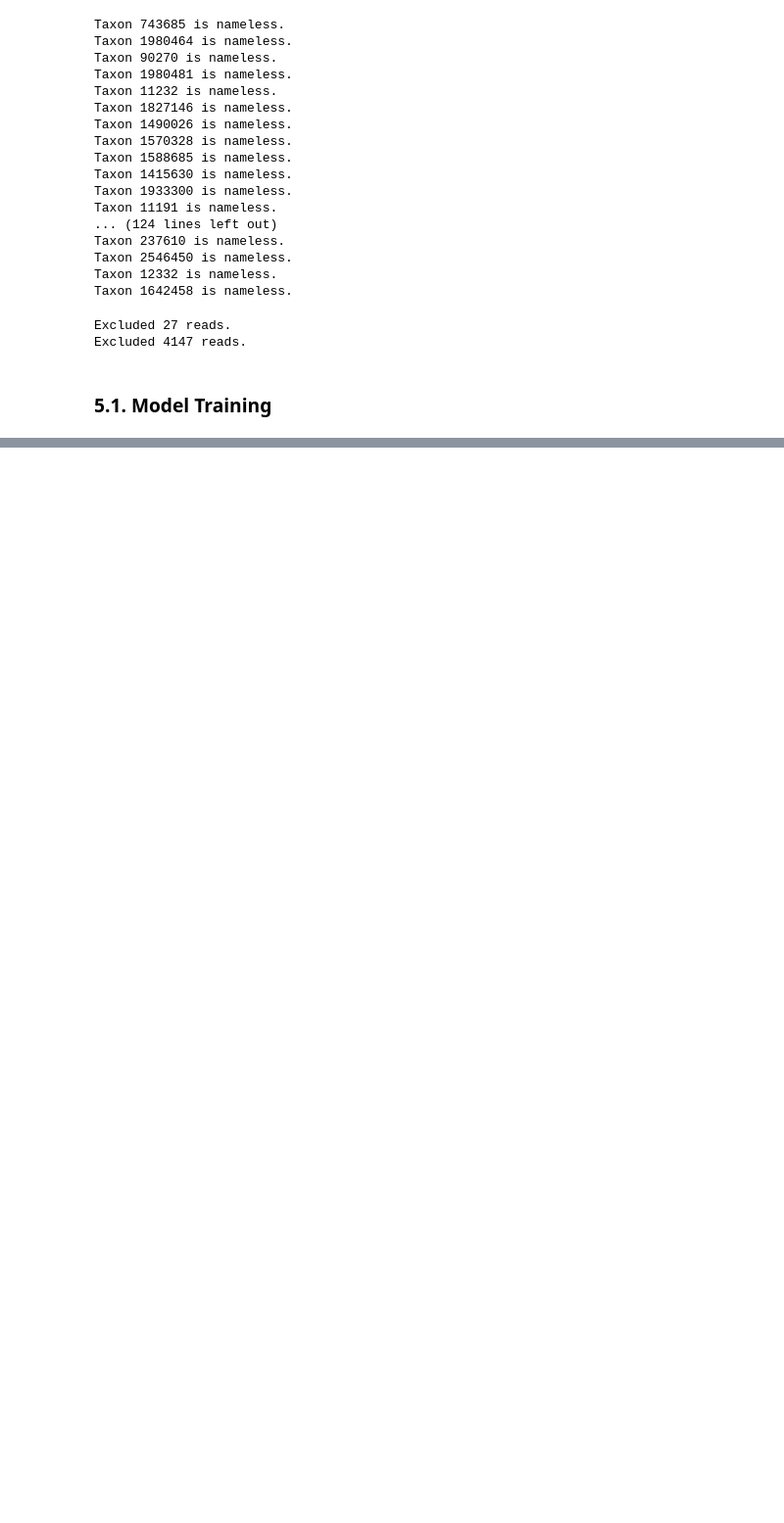
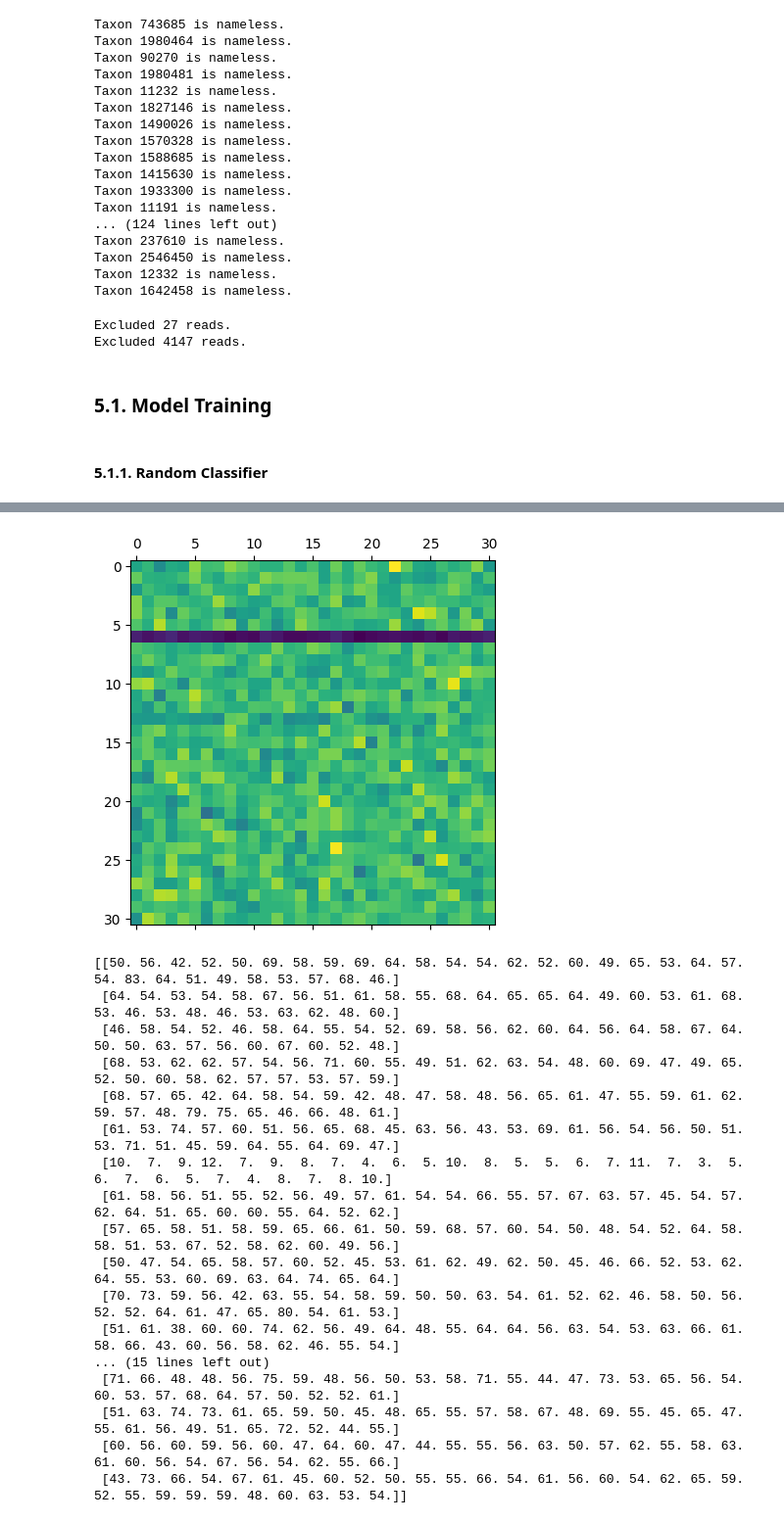
Before and after one commit to Vincent-Therrien/stelaro, a Jupyter notebook: demonstrations/large_dataset.ipynb, the cells around one changed output, grey strips where cells are left out. Shown at 98% size. Saved outputs shown, nothing was run; the diff lists cells and outputs as text; code cells hidden in the pictures; blank space fills up the shorter version.

Commit message:
Tests on BerTax

```diff
--- a/demonstrations/large_dataset.ipynb
+++ b/demonstrations/large_dataset.ipynb
@@ -1383,3 +1382,17 @@ def confusion_matrix(classifier, loader, device, mapping) -> np.ndarray:
             for y, p in zip(y_batch, predictions):
                 matrix[y][p] += 1
     return matrix
+# %% [markdown]
+#### 5.1.1. Random Classifier
+# %%
+model = benchmark(
+    models.RandomClassifier(),
+    "Random Classifier",
+)
+model.n_classes = len(mapping)
+matrix = confusion_matrix(model, test_data, "cuda", mapping)
+plt.matshow(matrix)
+plt.show()
+np.set_printoptions(precision=3, suppress=True, linewidth=250)
+print(matrix)
+# %% [output]
@@ -1385,0 +1401,18 @@ def confusion_matrix(classifier, loader, device, mapping) -> np.ndarray:
+[figure, added]
+[[50. 56. 42. 52. 50. 69. 58. 59. 69. 64. 58. 54. 54. 62. 52. 60. 49. 65. 53. 64. 57. 54. 83. 64. 51. 49. 58. 53. 57. 68. 46.]
+ [64. 54. 53. 54. 58. 67. 56. 51. 61. 58. 55. 68. 64. 65. 65. 64. 49. 60. 53. 61. 68. 53. 46. 53. 48. 46. 53. 63. 62. 48. 60.]
+ [46. 58. 54. 52. 46. 58. 64. 55. 54. 52. 69. 58. 56. 62. 60. 64. 56. 64. 58. 67. 64. 50. 50. 63. 57. 56. 60. 67. 60. 52. 48.]
+ [68. 53. 62. 62. 57. 54. 56. 71. 60. 55. 49. 51. 62. 63. 54. 48. 60. 69. 47. 49. 65. 52. 50. 60. 58. 62. 57. 57. 53. 57. 59.]
+ [68. 57. 65. 42. 64. 58. 54. 59. 42. 48. 47. 58. 48. 56. 65. 61. 47. 55. 59. 61. 62. 59. 57. 48. 79. 75. 65. 46. 66. 48. 61.]
+ [61. 53. 74. 57. 60. 51. 56. 65. 68. 45. 63. 56. 43. 53. 69. 61. 56. 54. 56. 50. 51. 53. 71. 51. 45. 59. 64. 55. 64. 69. 47.]
+ [10.  7.  9. 12.  7.  9.  8.  7.  4.  6.  5. 10.  8.  5.  5.  6.  7. 11.  7.  3.  5.  6.  7.  6.  5.  7.  4.  8.  7.  8. 10.]
+ [61. 58. 56. 51. 55. 52. 56. 49. 57. 61. 54. 54. 66. 55. 57. 67. 63. 57. 45. 54. 57. 62. 64. 51. 65. 60. 60. 55. 64. 52. 62.]
+ [57. 65. 58. 51. 58. 59. 65. 66. 61. 50. 59. 68. 57. 60. 54. 50. 48. 54. 52. 64. 58. 58. 51. 53. 67. 52. 58. 62. 60. 49. 56.]
+ [50. 47. 54. 65. 58. 57. 60. 52. 45. 53. 61. 62. 49. 62. 50. 45. 46. 66. 52. 53. 62. 64. 55. 53. 60. 69. 63. 64. 74. 65. 64.]
+ [70. 73. 59. 56. 42. 63. 55. 54. 58. 59. 50. 50. 63. 54. 61. 52. 62. 46. 58. 50. 56. 52. 52. 64. 61. 47. 65. 80. 54. 61. 53.]
+ [51. 61. 38. 60. 60. 74. 62. 56. 49. 64. 48. 55. 64. 64. 56. 63. 54. 53. 63. 66. 61. 58. 66. 43. 60. 56. 58. 62. 46. 55. 54.]
+... (15 lines left out)
+ [71. 66. 48. 48. 56. 75. 59. 48. 56. 50. 53. 58. 71. 55. 44. 47. 73. 53. 65. 56. 54. 60. 53. 57. 68. 64. 57. 50. 52. 52. 61.]
+ [51. 63. 74. 73. 61. 65. 59. 50. 45. 48. 65. 55. 57. 58. 67. 48. 69. 55. 45. 65. 47. 55. 61. 56. 49. 51. 65. 72. 52. 44. 55.]
+ [60. 56. 60. 59. 56. 60. 47. 64. 60. 47. 44. 55. 55. 56. 63. 50. 57. 62. 55. 58. 63. 61. 60. 56. 54. 67. 56. 54. 62. 55. 66.]
+ [43. 73. 66. 54. 67. 61. 45. 60. 52. 50. 55. 55. 66. 54. 61. 56. 60. 54. 62. 65. 59. 52. 55. 59. 59. 59. 48. 60. 63. 53. 54.]]
```
Also changed, not shown: parts of 14 cells of this notebook, 4 other files.
